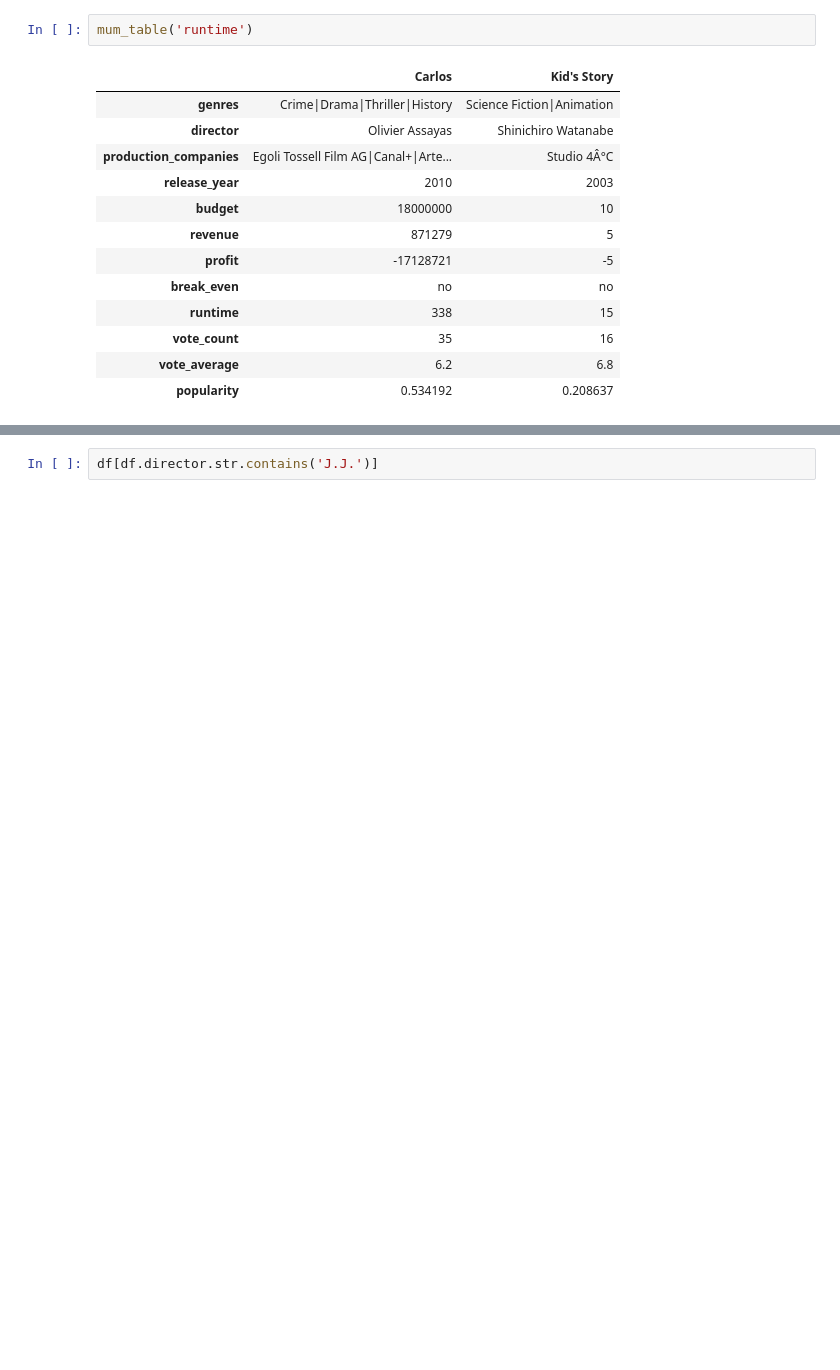
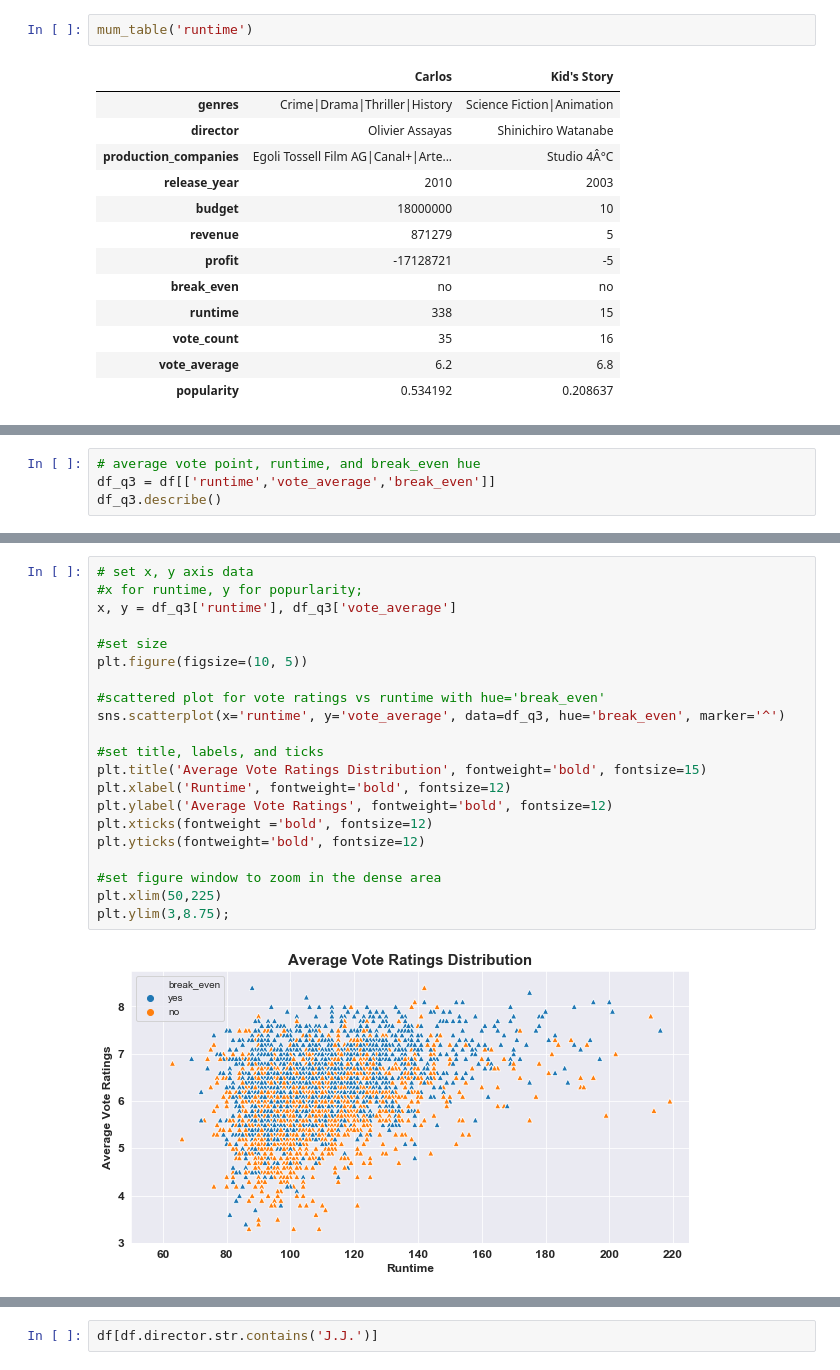
Before and after one commit to Steve-Choi/DAND, a Jupyter notebook: tmdb_project.ipynb, the cells around one changed output, grey strips where cells are left out. Saved outputs shown, nothing was run; the diff lists cells and outputs as text; blank space fills up the shorter version.

```diff
--- a/tmdb_project.ipynb
+++ b/tmdb_project.ipynb
@@ -525,0 +473,4 @@ word_count('genres').hist()
+# %%
+# average vote point, runtime, and break_even hue
+df_q3 = df[['runtime','vote_average','break_even']]
+df_q3.describe()
@@ -525,0 +487,23 @@ word_count('genres').hist()
+# %%
+# set x, y axis data
+#x for runtime, y for popurlarity;
+x, y = df_q3['runtime'], df_q3['vote_average']
+
+#set size
+plt.figure(figsize=(10, 5))
+
+#scattered plot for vote ratings vs runtime with hue='break_even'
+sns.scatterplot(x='runtime', y='vote_average', data=df_q3, hue='break_even', marker='^')
+
+#set title, labels, and ticks
+plt.title('Average Vote Ratings Distribution', fontweight='bold', fontsize=15)
+plt.xlabel('Runtime', fontweight='bold', fontsize=12)
+plt.ylabel('Average Vote Ratings', fontweight='bold', fontsize=12)
+plt.xticks(fontweight ='bold', fontsize=12)
+plt.yticks(fontweight='bold', fontsize=12)
+
+#set figure window to zoom in the dense area
+plt.xlim(50,225)
+plt.ylim(3,8.75);
+# %% [output]
+[figure, added]
```
Also changed, not shown: parts of 28 cells of this notebook.
